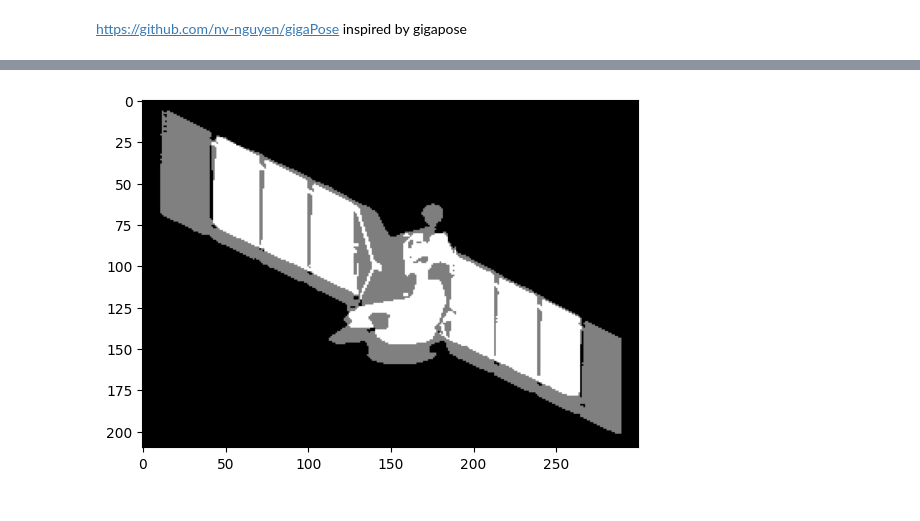
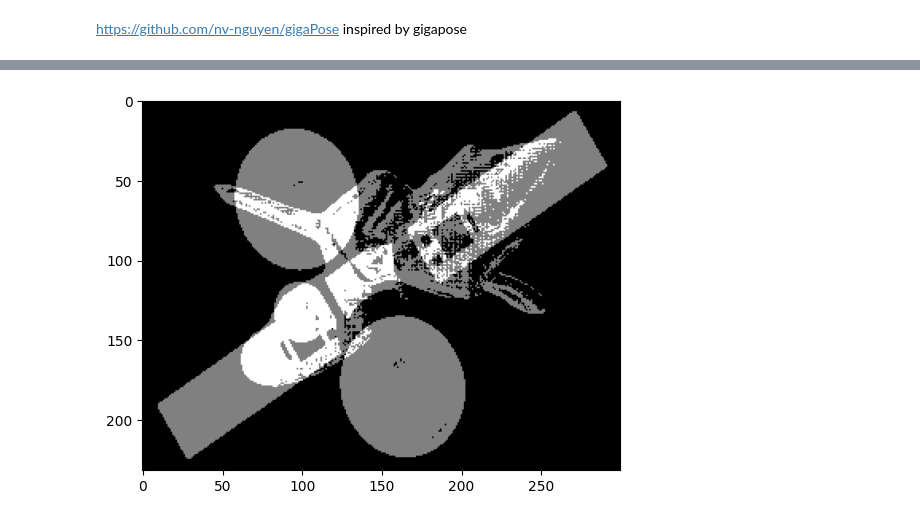
Before and after one commit to yeojunjie/spacecraft-pose-estimation, a Jupyter notebook: new_train.ipynb, the cells around one changed output, grey strips where cells are left out. Cells and saved outputs as stored; diff of their text form; code cells hidden in the pictures.

```diff
--- a/new_train.ipynb
+++ b/new_train.ipynb
@@ -184,9 +201,15 @@ from pytorch_msssim import ssim, SSIM
 
 from skimage.metrics import mean_squared_error
 def compare_images(original, generated_img, cropping_matrix, constant=100):
+    if type(original) == str:
+        img1 = mpimg.imread(original)
+    else:
+        img1 = original
+    if type(generated_img) == str:
+        img2 = mpimg.imread(generated_img)
+    else:
+        img2 = generated_img
 
-    img1 = mpimg.imread(original)
-    img2 = mpimg.imread(generated_img)
     img1 = img1[int(cropping_matrix[0][1]):int(cropping_matrix[1][1]), int(cropping_matrix[0][0]):int(cropping_matrix[1][0])]
 
 
@@ -226,8 +249,12 @@ def compare_images(original, generated_img, cropping_matrix, constant=100):
     # img2 = cv2.adaptiveThreshold(img2, 255, cv2.ADAPTIVE_THRESH_MEAN_C, cv2.THRESH_BINARY_INV, 11, constant)
 
     # run normal thresholding
-    img1 = cv2.threshold(img1, 127, 255, cv2.THRESH_BINARY)[1]
-    img2 = cv2.threshold(img2, 127, 255, cv2.THRESH_BINARY_INV)[1]
+    threshold = np.mean(img1)
+
+    img1 = cv2.threshold(img1, threshold, 255, cv2.THRESH_BINARY)[1]
+    img2 = cv2.threshold(img2, threshold, 255, cv2.THRESH_BINARY_INV)[1]
+    # print(img1.shape)
+    # print(img2.shape)
 
     # run high pass filter on both images
     # kernel = np.array([[0, -1, 0], [-1, 4, -1], [0, -1, 0]]) # laplacian kernel
@@ -313,22 +361,26 @@ import matplotlib.image as mpimg
 best_mse = 1000000
 best_image = ""
 constant = 5
+to_compare = "data/images/0d3a985c84/010.png"
+image_hash = to_compare.split("/")[-2]
+cropping_matrix = remove_background_and_get_cropping_matrix([to_compare], output_dir="output", foreground_ratio=0.85)
 for i in range(-180, 180, 30):
     for j in range(-90, 90, 30):
-
-        # print("Rendering %s %s" % (i, j))
-        mse = compare_images("data/images/0b2cada21c/000.png", f"output/0/mesh_{i}_{j}.png", cropping_matrix, constant=constant)
-        if mse < best_mse:
-            best_mse = mse
-            best_image = f"output/0/mesh_{i}_{j}.png"
-        print("MSE value for %s %s: %s" % (i, j, mse))
+        for k in range(0, 360, 10):
+            # print("Rendering %s %s" % (i, j))
+            mse = compare_images(to_compare, f"output/{image_hash}/mesh_{i}_{j}_{k}.png", cropping_matrix, constant=constant)
+            if mse < best_mse:
+                best_mse = mse
+                best_image = f"output/{image_hash}/mesh_{i}_{j}_{k}.png"
+            # print("MSE value for %s %s %s: %s" % (i, j, k, mse))
+    print(f"{i}/{180}")
 
 print("Best image", (best_image), "MSE: ", best_mse)
 
 
 #  plot the best image over the removed background image all in greyscale
 
-img = mpimg.imread("data/images/0b2cada21c/000.png")
+img = mpimg.imread(to_compare)
 # crop image based on cropping matrix with a
 img = img[int(cropping_matrix[0][1]):int(cropping_matrix[1][1]), int(cropping_matrix[0][0]):int(cropping_matrix[1][0])]
 
@@ -351,10 +403,20 @@ img2 = mpimg.imread(best_image)
 img2 = cv2.cvtColor(img2, cv2.COLOR_BGR2GRAY)
 img = cv2.normalize(img, None, 0, 255, cv2.NORM_MINMAX, dtype=cv2.CV_8U)
 img2 = cv2.normalize(img2, None, 0, 255, cv2.NORM_MINMAX, dtype=cv2.CV_8U)
-img = cv2.threshold(img, 127, 255, cv2.THRESH_BINARY)[1]
-img2 = cv2.threshold(img2, 127, 255, cv2.THRESH_BINARY_INV)[1]
+# make threshold  the mean value
+threshold = np.mean(img)
+img = cv2.threshold(img, threshold, 255, cv2.THRESH_BINARY)[1]
+img2 = cv2.threshold(img2, threshold, 255, cv2.THRESH_BINARY_INV)[1]
 # img = cv2.adaptiveThreshold(img, 255, cv2.ADAPTIVE_THRESH_MEAN_C, cv2.THRESH_BINARY, 11, constant)
 # img2 = cv2.adaptiveThreshold(img2, 255, cv2.ADAPTIVE_THRESH_MEAN_C, cv2.THRESH_BINARY_INV, 11, constant)
+
+# get desired width and height
+if aspect_ratio > 1:
+    desired_width = img2.shape[1]
+    desired_height = int(img2.shape[0] / aspect_ratio)
+else:
+    desired_width = int(img2.shape[1] * aspect_ratio)
+    desired_height = img2.shape[0]
 # print("Aspect ratio:", aspect_ratio)
 # print("Desired width:", desired_width, "Desired height:", desired_height)
 
@@ -397 +456 @@ Best image output/0/mesh_0_0.png MSE:  8615.296428571428
-[figure, old version]
+[figure, new version]
```
Also changed, not shown: parts of 15 cells of this notebook.
